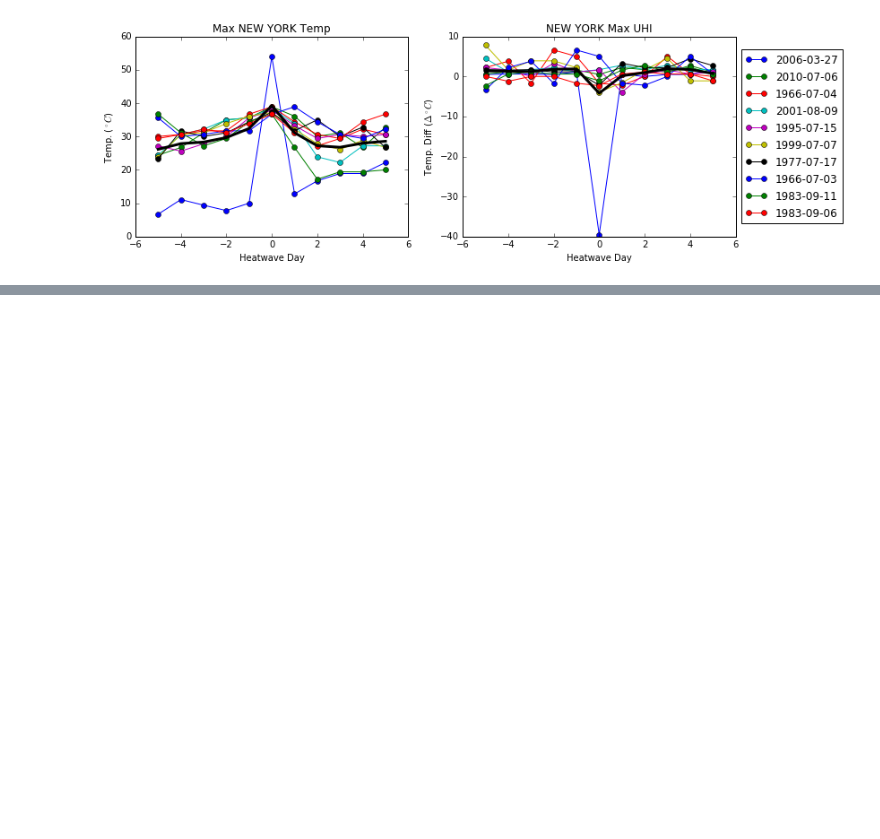
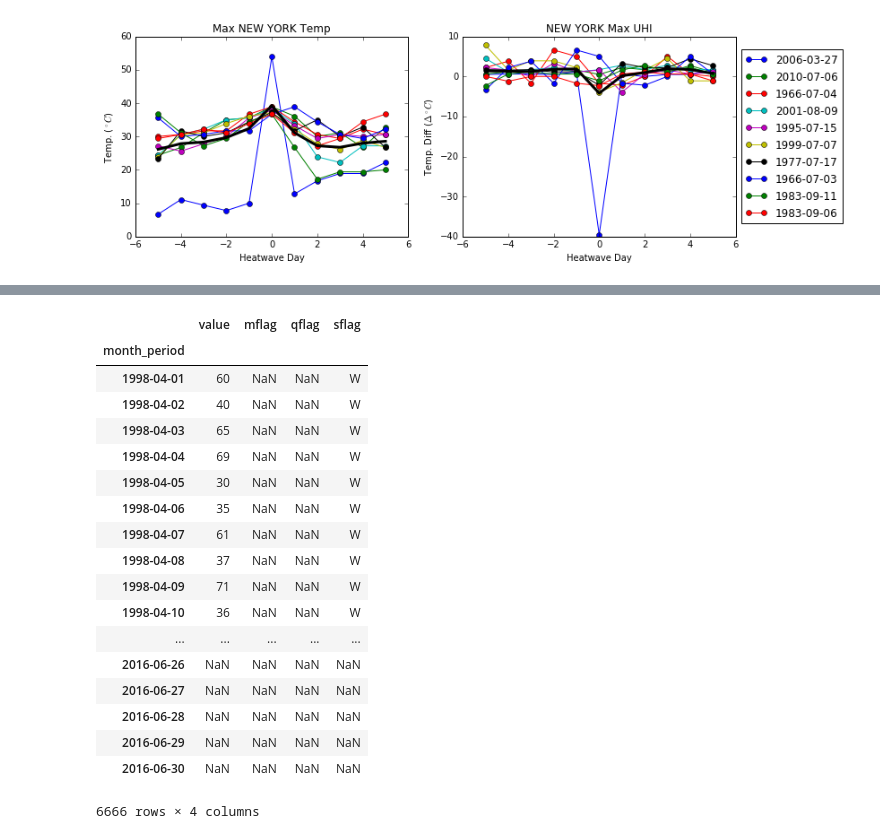
Before and after one commit to gottscott/heat, a Jupyter notebook: HeatwavesAndUHI.ipynb, the cells around one changed output, grey strips where cells are left out. Saved outputs shown, nothing was run; the diff lists cells and outputs as text; code cells hidden in the pictures; blank space fills up the shorter version.

```diff
--- a/HeatwavesAndUHI.ipynb
+++ b/HeatwavesAndUHI.ipynb
@@ -430,0 +213,4 @@ giss.columns = colnames
+# %%
+id = 'USW00014819'
+station= ulmo.ncdc.ghcn_daily.get_data(id,
+                                         as_dataframe=True)
@@ -430,0 +248,22 @@ giss.columns = colnames
+# %%
+station['AWND']
+# %% [output]
+|  | value | mflag | qflag | sflag |
+| month_period |  |  |  |  |
+| 1998-04-01 | 60 | NaN | NaN | W |
+| 1998-04-02 | 40 | NaN | NaN | W |
+| 1998-04-03 | 65 | NaN | NaN | W |
+| 1998-04-04 | 69 | NaN | NaN | W |
+| 1998-04-05 | 30 | NaN | NaN | W |
+| 1998-04-06 | 35 | NaN | NaN | W |
+| 1998-04-07 | 61 | NaN | NaN | W |
+| 1998-04-08 | 37 | NaN | NaN | W |
+| 1998-04-09 | 71 | NaN | NaN | W |
+| 1998-04-10 | 36 | NaN | NaN | W |
+| ... | ... | ... | ... | ... |
+| 2016-06-26 | NaN | NaN | NaN | NaN |
+| 2016-06-27 | NaN | NaN | NaN | NaN |
+| 2016-06-28 | NaN | NaN | NaN | NaN |
+| 2016-06-29 | NaN | NaN | NaN | NaN |
+| 2016-06-30 | NaN | NaN | NaN | NaN |
+6666 rows × 4 columns
```
Also changed, not shown: parts of 13 cells of this notebook.
